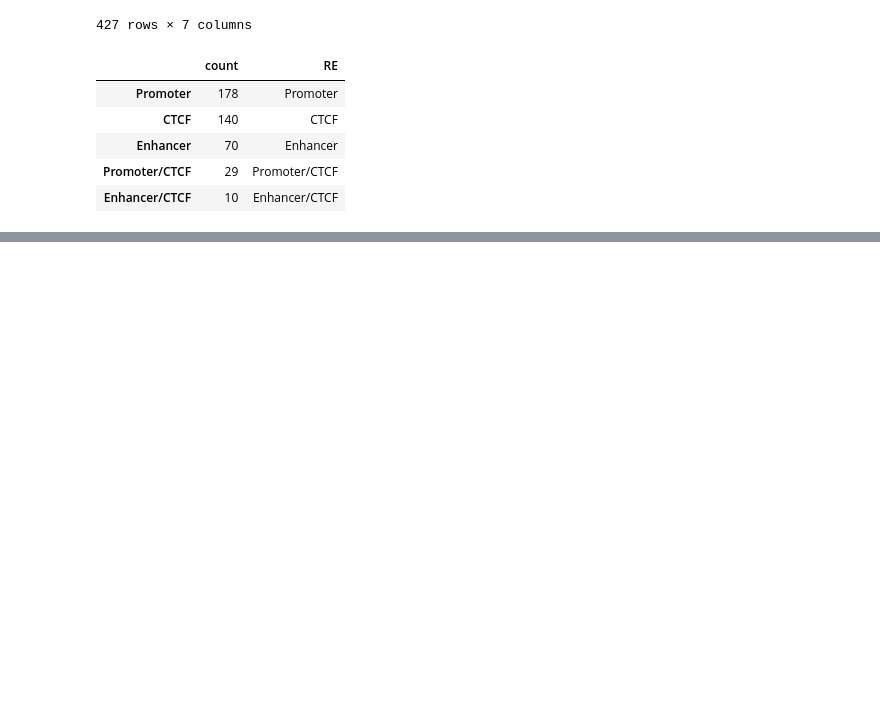
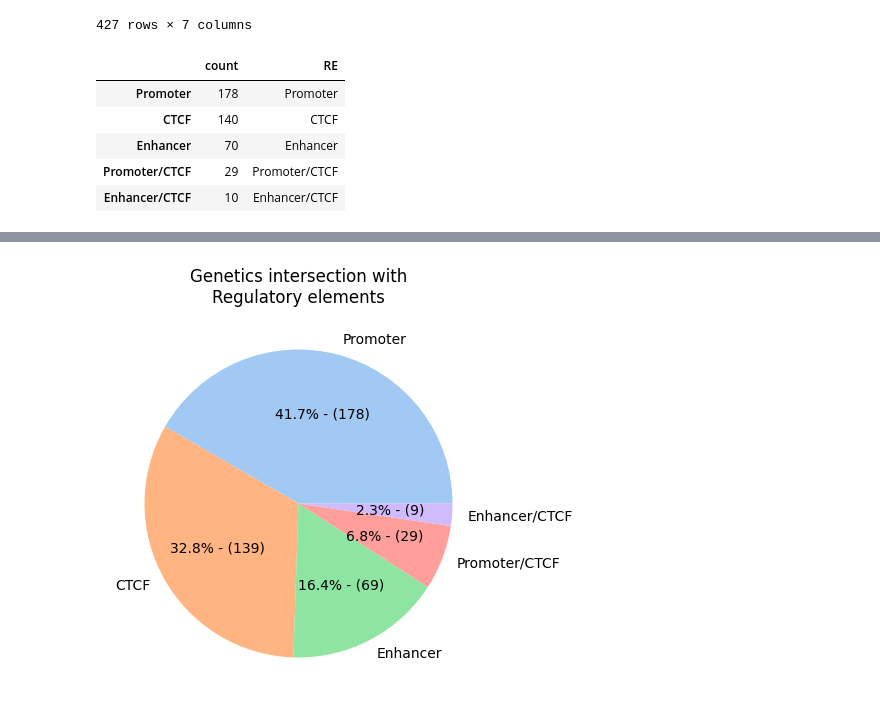
Before and after one commit to Genome-Function-Initiative-Oxford/REgulamentary, a Jupyter notebook: geneticsIntersection.ipynb, the cells around one changed output, grey strips where cells are left out. Cells and saved outputs as stored; diff of their text form; code cells hidden in the pictures; blank space fills up the shorter version.

```diff
--- a/geneticsIntersection.ipynb
+++ b/geneticsIntersection.ipynb
@@ -105,0 +107,12 @@ fig.show()
+# %%
+def func(pct, allvalues):
+    absolute = int(pct / 100.*np.sum(allvalues))
+    return "{:.1f}% - ({:d})".format(pct, absolute)
+
+fig, ax = plt.subplots(1,1,figsize=(5,5))
+ax.pie(df['count'], labels = df['RE'], colors = sns.color_palette('pastel'), autopct=lambda pct: func(pct, df['count']))
+plt.title("Genetics intersection with\nRegulatory elements")
+plt.show()
+fig.savefig("figures_paper/piechart_gentics_in_RE.pdf", format='pdf', bbox_inches='tight')
+# %% [output]
+[figure, added]
```
Also changed, not shown: parts of 1 cell of this notebook, 3 other files.
